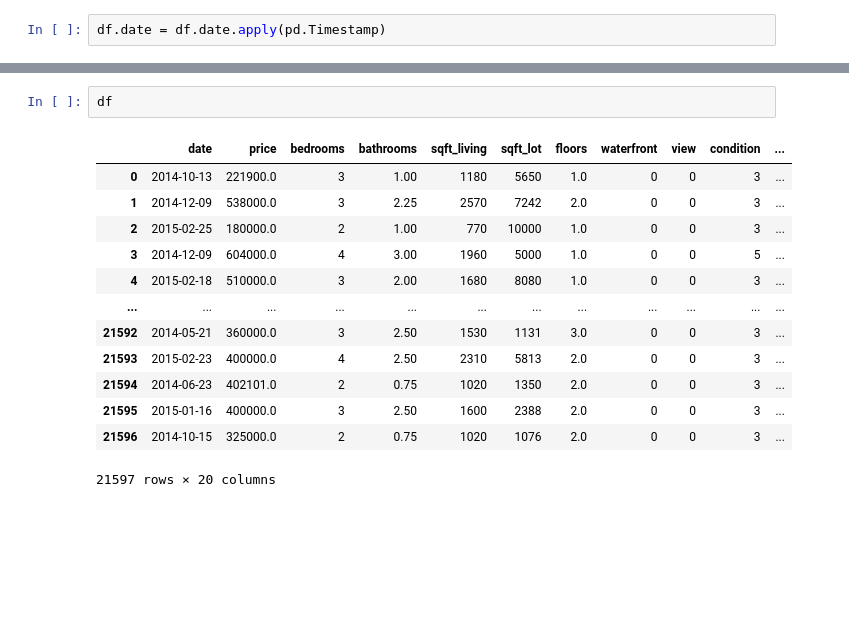
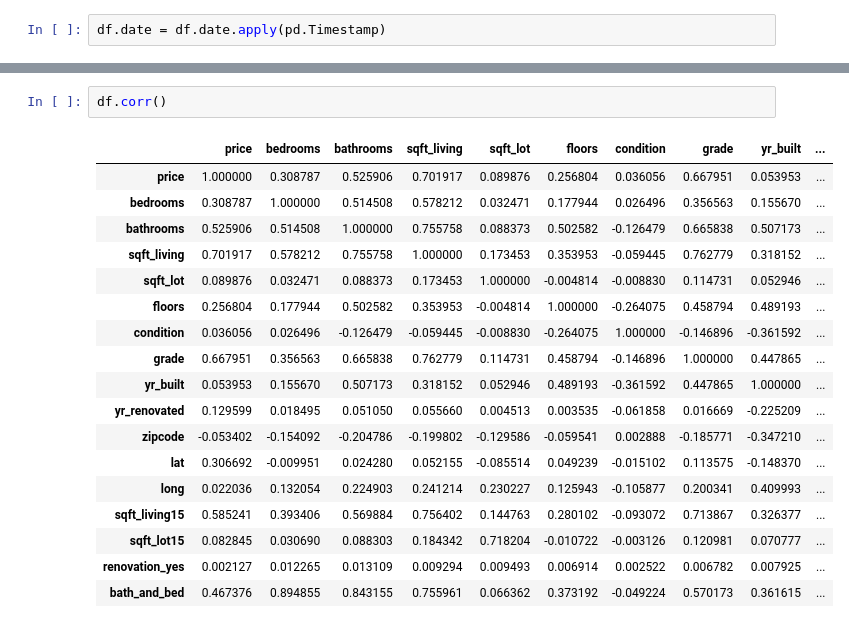
Before and after one commit to jnhoogstra/bsc-phase-two-project, a Jupyter notebook: notebooks/exploratory/lorin/Housing data.ipynb, the cells around one changed output, grey strips where cells are left out. Drawn from its saved outputs; the diff is of its cells as text; blank space fills up the shorter version.

```diff
--- a/notebooks/exploratory/lorin/Housing data.ipynb
+++ b/notebooks/exploratory/lorin/Housing data.ipynb
@@ -810,16 +831,21 @@ strong multicollinearity problems or that the design matrix is singular.
 # %%
-df
+df.corr()
 # %% [output]
-|  | date | price | bedrooms | bathrooms | sqft_living | sqft_lot | floors | waterfront | view | condition | ... |
-| 0 | 2014-10-13 | 221900.0 | 3 | 1.00 | 1180 | 5650 | 1.0 | 0 | 0 | 3 | ... |
-| 1 | 2014-12-09 | 538000.0 | 3 | 2.25 | 2570 | 7242 | 2.0 | 0 | 0 | 3 | ... |
-| 2 | 2015-02-25 | 180000.0 | 2 | 1.00 | 770 | 10000 | 1.0 | 0 | 0 | 3 | ... |
-| 3 | 2014-12-09 | 604000.0 | 4 | 3.00 | 1960 | 5000 | 1.0 | 0 | 0 | 5 | ... |
-| 4 | 2015-02-18 | 510000.0 | 3 | 2.00 | 1680 | 8080 | 1.0 | 0 | 0 | 3 | ... |
-| ... | ... | ... | ... | ... | ... | ... | ... | ... | ... | ... | ... |
-| 21592 | 2014-05-21 | 360000.0 | 3 | 2.50 | 1530 | 1131 | 3.0 | 0 | 0 | 3 | ... |
-| 21593 | 2015-02-23 | 400000.0 | 4 | 2.50 | 2310 | 5813 | 2.0 | 0 | 0 | 3 | ... |
-| 21594 | 2014-06-23 | 402101.0 | 2 | 0.75 | 1020 | 1350 | 2.0 | 0 | 0 | 3 | ... |
-| 21595 | 2015-01-16 | 400000.0 | 3 | 2.50 | 1600 | 2388 | 2.0 | 0 | 0 | 3 | ... |
-| 21596 | 2014-10-15 | 325000.0 | 2 | 0.75 | 1020 | 1076 | 2.0 | 0 | 0 | 3 | ... |
+|  | price | bedrooms | bathrooms | sqft_living | sqft_lot | floors | condition | grade | yr_built | ... |
+| price | 1.000000 | 0.308787 | 0.525906 | 0.701917 | 0.089876 | 0.256804 | 0.036056 | 0.667951 | 0.053953 | ... |
+| bedrooms | 0.308787 | 1.000000 | 0.514508 | 0.578212 | 0.032471 | 0.177944 | 0.026496 | 0.356563 | 0.155670 | ... |
+| bathrooms | 0.525906 | 0.514508 | 1.000000 | 0.755758 | 0.088373 | 0.502582 | -0.126479 | 0.665838 | 0.507173 | ... |
+| sqft_living | 0.701917 | 0.578212 | 0.755758 | 1.000000 | 0.173453 | 0.353953 | -0.059445 | 0.762779 | 0.318152 | ... |
+| sqft_lot | 0.089876 | 0.032471 | 0.088373 | 0.173453 | 1.000000 | -0.004814 | -0.008830 | 0.114731 | 0.052946 | ... |
+| floors | 0.256804 | 0.177944 | 0.502582 | 0.353953 | -0.004814 | 1.000000 | -0.264075 | 0.458794 | 0.489193 | ... |
+| condition | 0.036056 | 0.026496 | -0.126479 | -0.059445 | -0.008830 | -0.264075 | 1.000000 | -0.146896 | -0.361592 | ... |
+| grade | 0.667951 | 0.356563 | 0.665838 | 0.762779 | 0.114731 | 0.458794 | -0.146896 | 1.000000 | 0.447865 | ... |
+| yr_built | 0.053953 | 0.155670 | 0.507173 | 0.318152 | 0.052946 | 0.489193 | -0.361592 | 0.447865 | 1.000000 | ... |
+| yr_renovated | 0.129599 | 0.018495 | 0.051050 | 0.055660 | 0.004513 | 0.003535 | -0.061858 | 0.016669 | -0.225209 | ... |
+| zipcode | -0.053402 | -0.154092 | -0.204786 | -0.199802 | -0.129586 | -0.059541 | 0.002888 | -0.185771 | -0.347210 | ... |
+| lat | 0.306692 | -0.009951 | 0.024280 | 0.052155 | -0.085514 | 0.049239 | -0.015102 | 0.113575 | -0.148370 | ... |
+| long | 0.022036 | 0.132054 | 0.224903 | 0.241214 | 0.230227 | 0.125943 | -0.105877 | 0.200341 | 0.409993 | ... |
+| sqft_living15 | 0.585241 | 0.393406 | 0.569884 | 0.756402 | 0.144763 | 0.280102 | -0.093072 | 0.713867 | 0.326377 | ... |
+| sqft_lot15 | 0.082845 | 0.030690 | 0.088303 | 0.184342 | 0.718204 | -0.010722 | -0.003126 | 0.120981 | 0.070777 | ... |
+| renovation_yes | 0.002127 | 0.012265 | 0.013109 | 0.009294 | 0.009493 | 0.006914 | 0.002522 | 0.006782 | 0.007925 | ... |
+| bath_and_bed | 0.467376 | 0.894855 | 0.843155 | 0.755961 | 0.066362 | 0.373192 | -0.049224 | 0.570173 | 0.361615 | ... |
-21597 rows × 20 columns
```
Also changed, not shown: parts of 17 cells of this notebook, 1 other file.
